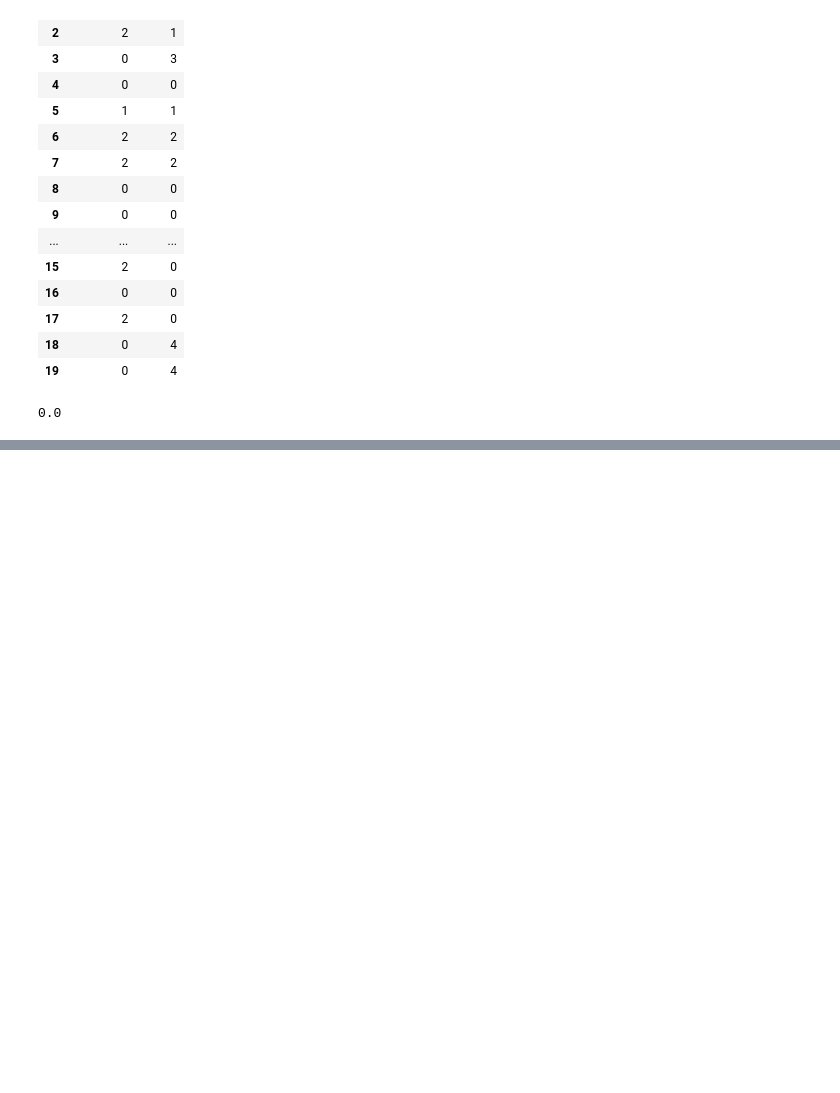
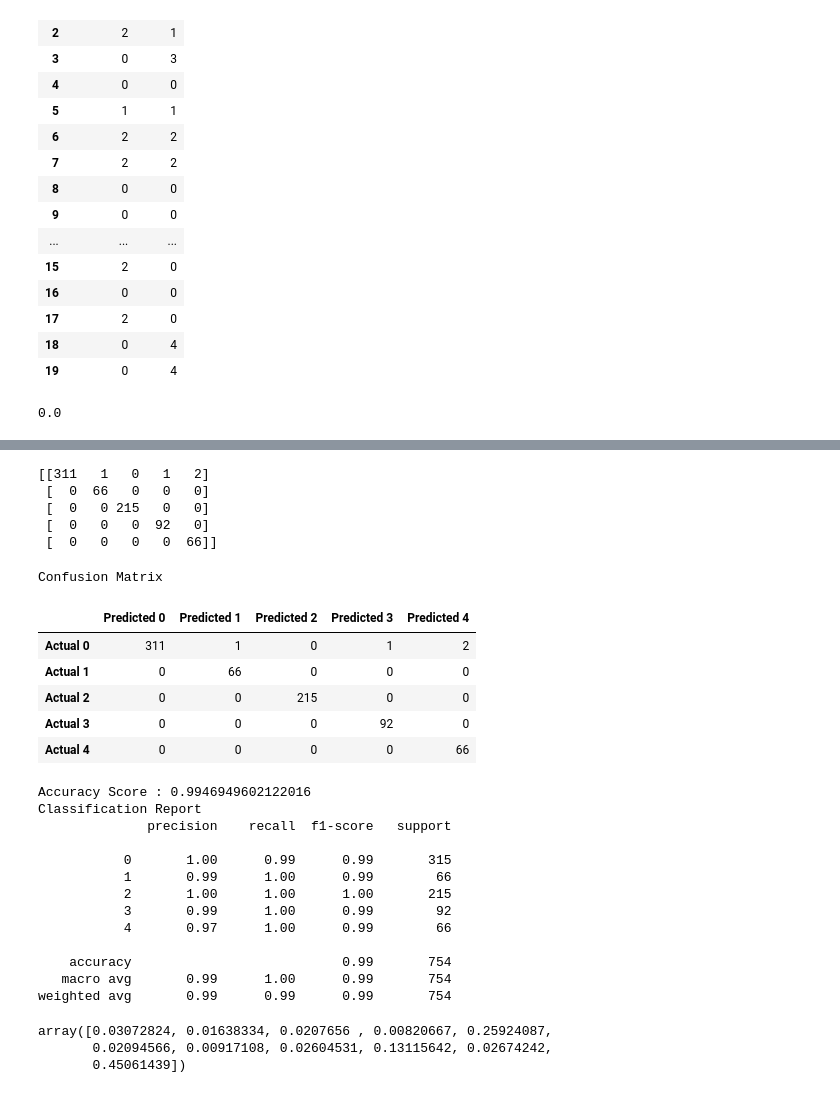
Before and after one commit to gothwalritu/Water-qualtiy-predictor-with-time-sereis-forecasting, a Jupyter notebook: Ling_Hoang/WQ0611-WaterQualityTesting.ipynb, the cells around one changed output, grey strips where cells are left out. Saved outputs shown, nothing was run; the diff lists cells and outputs as text; code cells hidden in the pictures; blank space fills up the shorter version.

```diff
--- a/Ling_Hoang/WQ0611-WaterQualityTesting.ipynb
+++ b/Ling_Hoang/WQ0611-WaterQualityTesting.ipynb
@@ -704,0 +655,45 @@ sorted(zip(rf_model.feature_importances_, X.columns), reverse=True)
+# %%
+print(cm)
+# %% [output]
+[[311   1   0   1   2]
+ [  0  66   0   0   0]
+ [  0   0 215   0   0]
+ [  0   0   0  92   0]
+ [  0   0   0   0  66]]
+# %%
+# Calculating the accuracy score.
+acc_score = accuracy_score(y_test, predictions)# Displaying results
+print("Confusion Matrix")
+display(cm_df)
+print(f"Accuracy Score : {acc_score}")
+print("Classification Report")
+print(classification_report(y_test, predictions))
+# %% [output]
+Confusion Matrix
+|  | Predicted 0 | Predicted 1 | Predicted 2 | Predicted 3 | Predicted 4 |
+| Actual 0 | 311 | 1 | 0 | 1 | 2 |
+| Actual 1 | 0 | 66 | 0 | 0 | 0 |
+| Actual 2 | 0 | 0 | 215 | 0 | 0 |
+| Actual 3 | 0 | 0 | 0 | 92 | 0 |
+| Actual 4 | 0 | 0 | 0 | 0 | 66 |
+Accuracy Score : 0.9946949602122016
+Classification Report
+              precision    recall  f1-score   support
+
+           0       1.00      0.99      0.99       315
+           1       0.99      1.00      0.99        66
+           2       1.00      1.00      1.00       215
+           3       0.99      1.00      0.99        92
+           4       0.97      1.00      0.99        66
+
+    accuracy                           0.99       754
+   macro avg       0.99      1.00      0.99       754
+weighted avg       0.99      0.99      0.99       754
+# %%
+# Calculate feature importance in the Random Forest model.
+importances = rf_model.feature_importances_
+importances
+# %% [output]
+array([0.03072824, 0.01638334, 0.0207656 , 0.00820667, 0.25924087,
+       0.02094566, 0.00917108, 0.02604531, 0.13115642, 0.02674242,
+       0.45061439])
```
Also changed, not shown: parts of 50 cells of this notebook.
